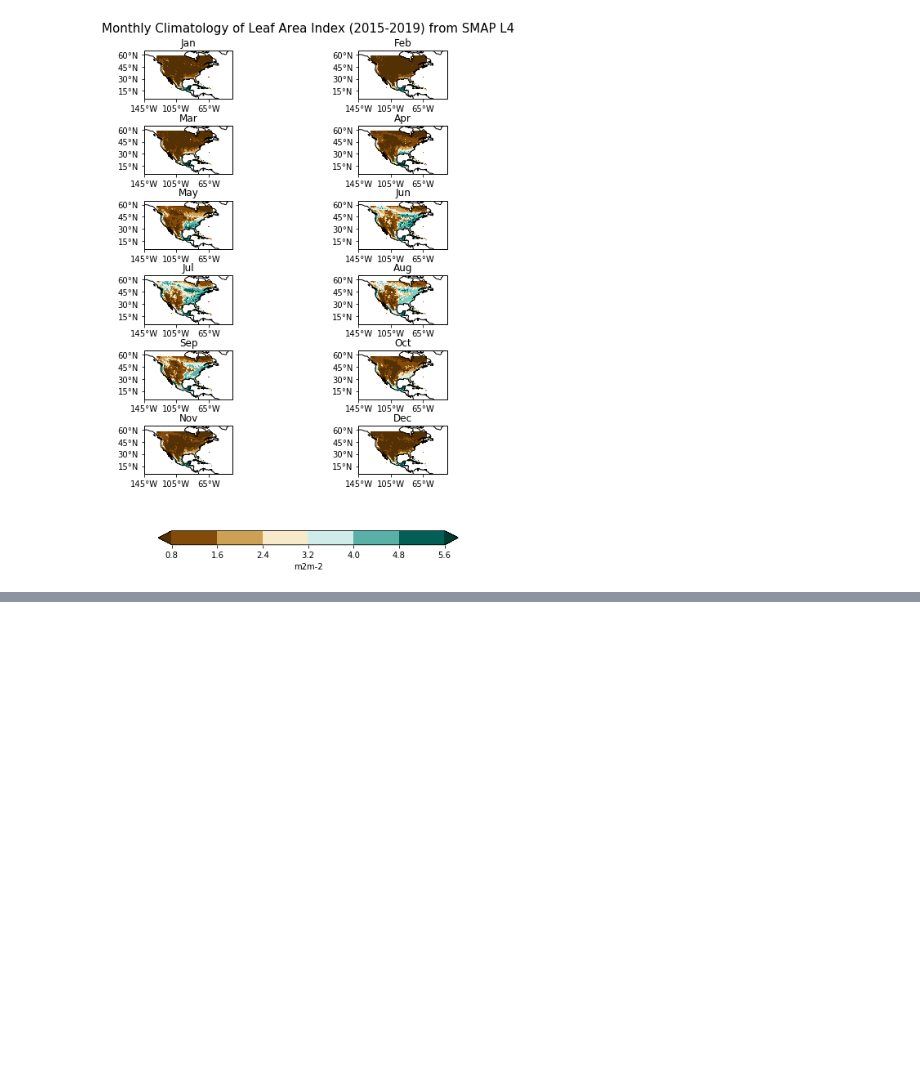
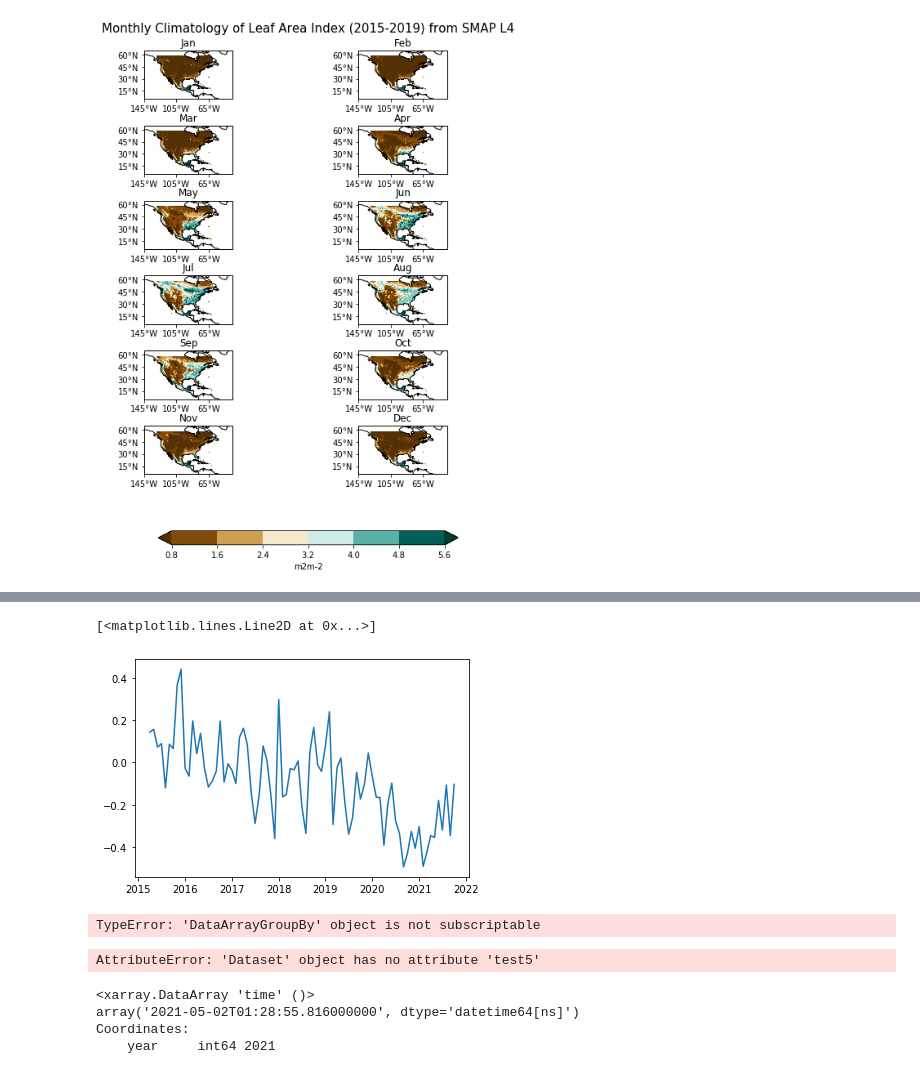
Before and after one commit to BDavis39/CLIM680, a Jupyter notebook: CLIM680_Assignments.ipynb, the cells around one changed output, grey strips where cells are left out. Saved outputs shown, nothing was run; the diff lists cells and outputs as text; code cells hidden in the pictures; blank space fills up the shorter version.

Commit message:
Update format and assignment file

```diff
--- a/CLIM680_Assignments.ipynb
+++ b/CLIM680_Assignments.ipynb
@@ -222,0 +294,4 @@ Text(0.5, 0.94, 'Monthly Climatology of Leaf Area Index (2015-2019) from SMAP L4
+# %%
+#Assign new variable xarray that has
+#datetime64 time coordinates
+spi2 = spi.assign_coords(T2=("T2", dates))
@@ -222,0 +312,10 @@ Text(0.5, 0.94, 'Monthly Climatology of Leaf Area Index (2015-2019) from SMAP L4
+# %%
+#Slice xarray to only get US bounds
+spi_us = spi2.isel(Y=slice(41,59), X=slice(92,119))
+# %%
+#Average over entire region
+spi_us_time = spi_us.mean(dim=['X', 'Y'])
+# %%
+#Slice to same time duration as SMAP data
+spi_dat = spi_us_time.isel(T=slice(435,514), T2=slice(435,514))
+spi_dat
@@ -222,0 +336,16 @@ Text(0.5, 0.94, 'Monthly Climatology of Leaf Area Index (2015-2019) from SMAP L4
+# %%
+plt.plot(spi_dat["T2"], spi_dat["SPI-CAMSOPI_1-Month"] )
+# %% [output]
+[<matplotlib.lines.Line2D at 0x...>]
+[figure, added]
+# %%
+ds_test=ds3["precipitation_total_surface_flux"].groupby('time.year')
+# %% [output]
+TypeError: 'DataArrayGroupBy' object is not subscriptable
+# %%
+#ds3
+test5=ds3["time"].groupby('time.year')
+#test6=test5.groupby('time.month').mean()
+test6=ds3
+# %% [output]
+AttributeError: 'Dataset' object has no attribute 'test5'
@@ -222,0 +360,7 @@ Text(0.5, 0.94, 'Monthly Climatology of Leaf Area Index (2015-2019) from SMAP L4
+# %%
+ds3["precipitation_total_surface_flux"][:,:,].groupby('time.month').mean()
+# %% [output]
+<xarray.DataArray 'time' ()>
+array('2021-05-02T01:28:55.816000000', dtype='datetime64[ns]')
+Coordinates:
+    year     int64 2021
```
Also changed, not shown: parts of 22 cells of this notebook, 1 other file.
